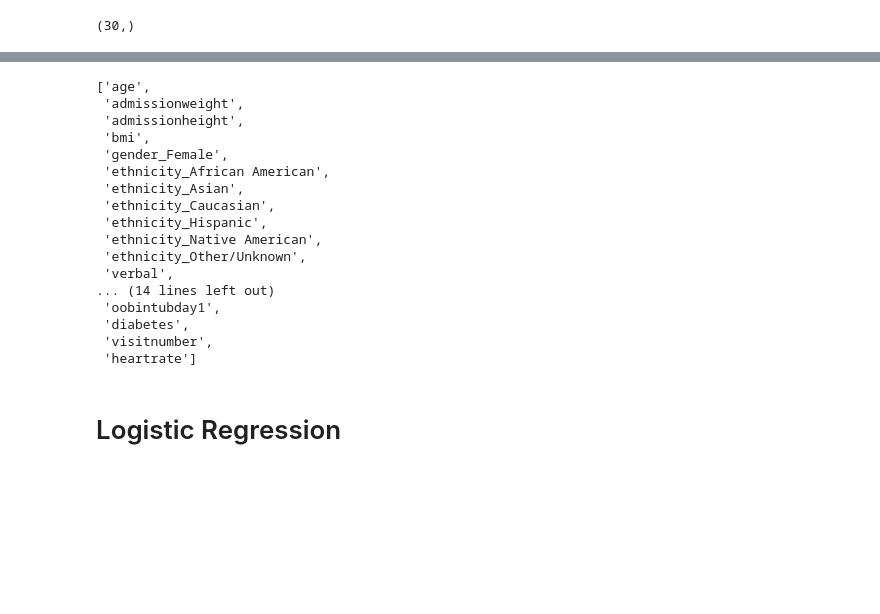
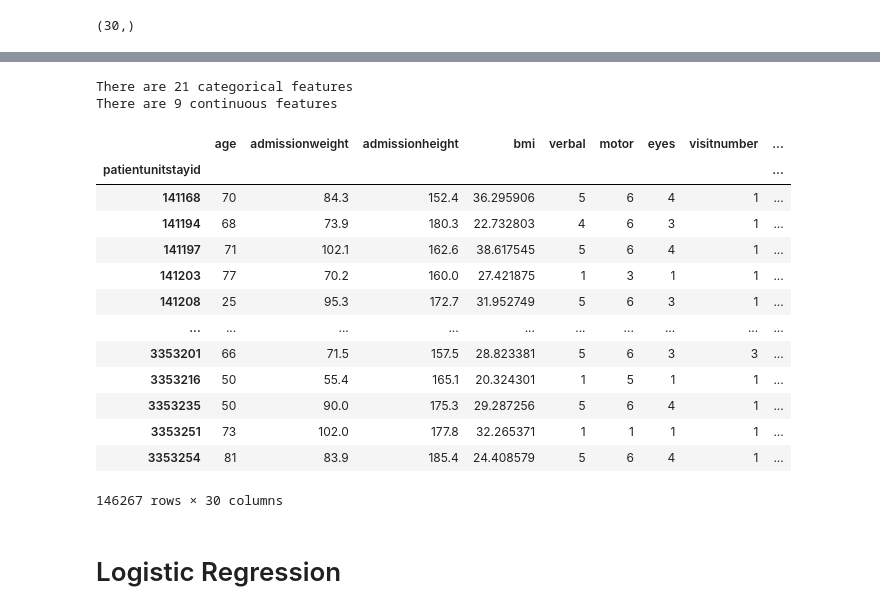
Before and after one commit to horwitzr/ViTalErt, a Jupyter notebook: notebooks/logisticRegr_model_w_gridsearch.ipynb, the cells around one changed output, grey strips where cells are left out. Saved outputs shown, nothing was run; the diff lists cells and outputs as text; code cells hidden in the pictures; blank space fills up the shorter version.

```diff
--- a/notebooks/logisticRegr_model_w_gridsearch.ipynb
+++ b/notebooks/logisticRegr_model_w_gridsearch.ipynb
@@ -59,28 +48,15 @@ X.head()
 # %%
 cols = list(X.columns)
-# %%
-cols
-# %% [output]
-['age',
- 'admissionweight',
- 'admissionheight',
- 'bmi',
- 'gender_Female',
- 'ethnicity_African American',
- 'ethnicity_Asian',
- 'ethnicity_Caucasian',
- 'ethnicity_Hispanic',
- 'ethnicity_Native American',
- 'ethnicity_Other/Unknown',
- 'verbal',
-... (14 lines left out)
- 'oobintubday1',
- 'diabetes',
- 'visitnumber',
- 'heartrate']
 # %%
 vars_categ = ['gender_Female', 'ethnicity_African American', 'ethnicity_Asian', 'ethnicity_Caucasian', \
              'ethnicity_Hispanic', 'ethnicity_Native American', 'ethnicity_Other/Unknown',\
              'thrombolytics', 'aids', 'hepaticfailure', 'lymphoma', 'metastaticcancer', 'leukemia', \
              'immunosuppression', 'cirrhosis', 'activetx', 'ima', 'midur',
              'oobventday1', 'oobintubday1', 'diabetes']
+vars_cont = ['age', 'admissionweight', 'admissionheight', 'bmi', \
+             'verbal', 'motor', 'eyes', 'visitnumber', 'heartrate']
+print('There are ' + str(len(vars_categ)) + ' categorical features')
+print('There are ' + str(len(vars_cont)) + ' continuous features')
+# %% [output]
+There are 21 categorical features
+There are 9 continuous features
@@ -90,3 +65,20 @@ vars_cont = ['age', 'admissionweight', 'admissionheight', 'bmi', \
+# %%
+X
+# %% [output]
+|  | age | admissionweight | admissionheight | bmi | verbal | motor | eyes | visitnumber | ... |
+| patientunitstayid |  |  |  |  |  |  |  |  | ... |
+| 141168 | 70 | 84.3 | 152.4 | 36.295906 | 5 | 6 | 4 | 1 | ... |
+| 141194 | 68 | 73.9 | 180.3 | 22.732803 | 4 | 6 | 3 | 1 | ... |
+| 141197 | 71 | 102.1 | 162.6 | 38.617545 | 5 | 6 | 4 | 1 | ... |
+| 141203 | 77 | 70.2 | 160.0 | 27.421875 | 1 | 3 | 1 | 1 | ... |
+| 141208 | 25 | 95.3 | 172.7 | 31.952749 | 5 | 6 | 3 | 1 | ... |
+| ... | ... | ... | ... | ... | ... | ... | ... | ... | ... |
+| 3353201 | 66 | 71.5 | 157.5 | 28.823381 | 5 | 6 | 3 | 3 | ... |
+| 3353216 | 50 | 55.4 | 165.1 | 20.324301 | 1 | 5 | 1 | 1 | ... |
+| 3353235 | 50 | 90.0 | 175.3 | 29.287256 | 5 | 6 | 4 | 1 | ... |
+| 3353251 | 73 | 102.0 | 177.8 | 32.265371 | 1 | 1 | 1 | 1 | ... |
+| 3353254 | 81 | 83.9 | 185.4 | 24.408579 | 5 | 6 | 4 | 1 | ... |
+146267 rows × 30 columns
 # %% [markdown]
 # Logistic Regression
 # %%
```
Also changed, not shown: parts of 21 cells of this notebook, 1 other file.
